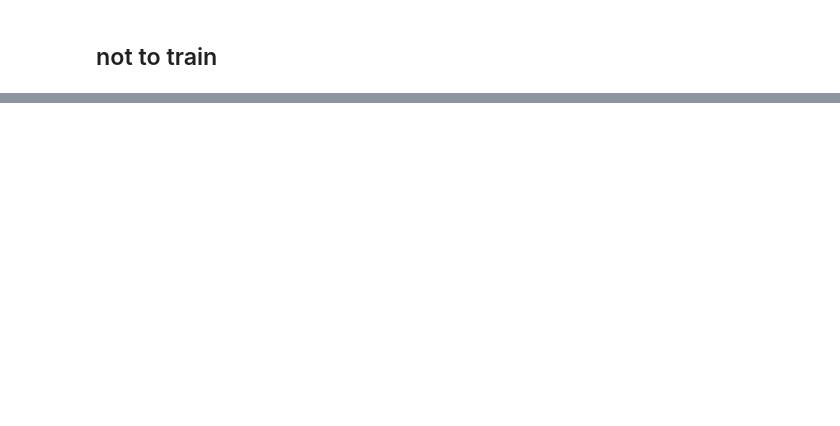
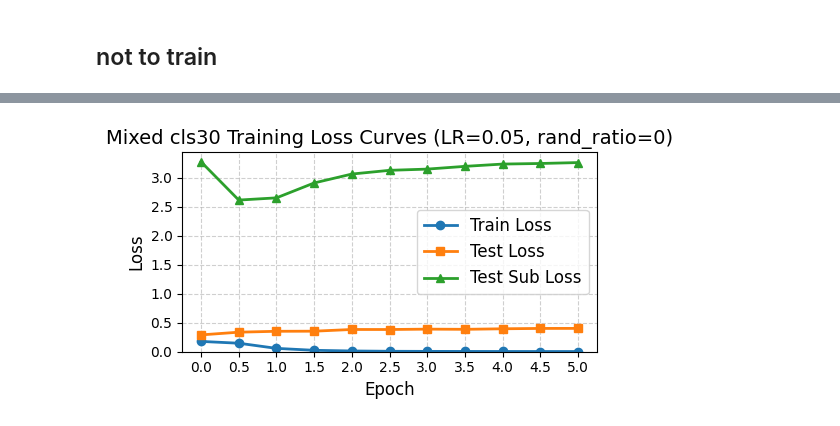
Before and after one commit to ucantseeit/generalization, a Jupyter notebook: ntk_result/trials/continueTrain.ipynb, the cells around one changed output, grey strips where cells are left out. Cells and saved outputs as stored; diff of their text form; code cells hidden in the pictures; blank space fills up the shorter version.

```diff
--- a/ntk_result/trials/continueTrain.ipynb
+++ b/ntk_result/trials/continueTrain.ipynb
@@ -841,0 +1501,7 @@ get_batch_myentk_fn(new_model, )
+# %%
+cls30_results_dict = {'train_loss': [0.17784368547439575, 0.1466845617465973, 0.057925253460168837, 0.02435289086484909, 0.012935646568775177, 0.0077286092755794525, 0.006088688850700855, 0.004977623375058174, 0.004165996117696166, 0.003802251220986247, 0.0034048756182044745],
+ 'test_loss': [0.29008910851478575, 0.336983113193512, 0.35243659081459044, 0.3540900237560272, 0.38373733534812926, 0.3830185806751251, 0.3895860164642334, 0.3864222560405731, 0.39563698930740354, 0.40173564081192015, 0.4023042820453644],
+ 'test_sub_loss': [3.275315284729004, 2.6155948638916016, 2.6536381244659424, 2.910794973373413, 3.0644798278808594, 3.1287002563476562, 3.1496968269348145, 3.197073459625244, 3.2364957332611084, 3.2465741634368896, 3.262263536453247]}
+plot_training_losses(cls30_results_dict, title="Mixed cls30 Training Loss Curves (LR=0.05, rand_ratio=0)")
+# %% [output]
+[figure, added]
```
Also changed, not shown: parts of 95 cells of this notebook, 5 other files.
